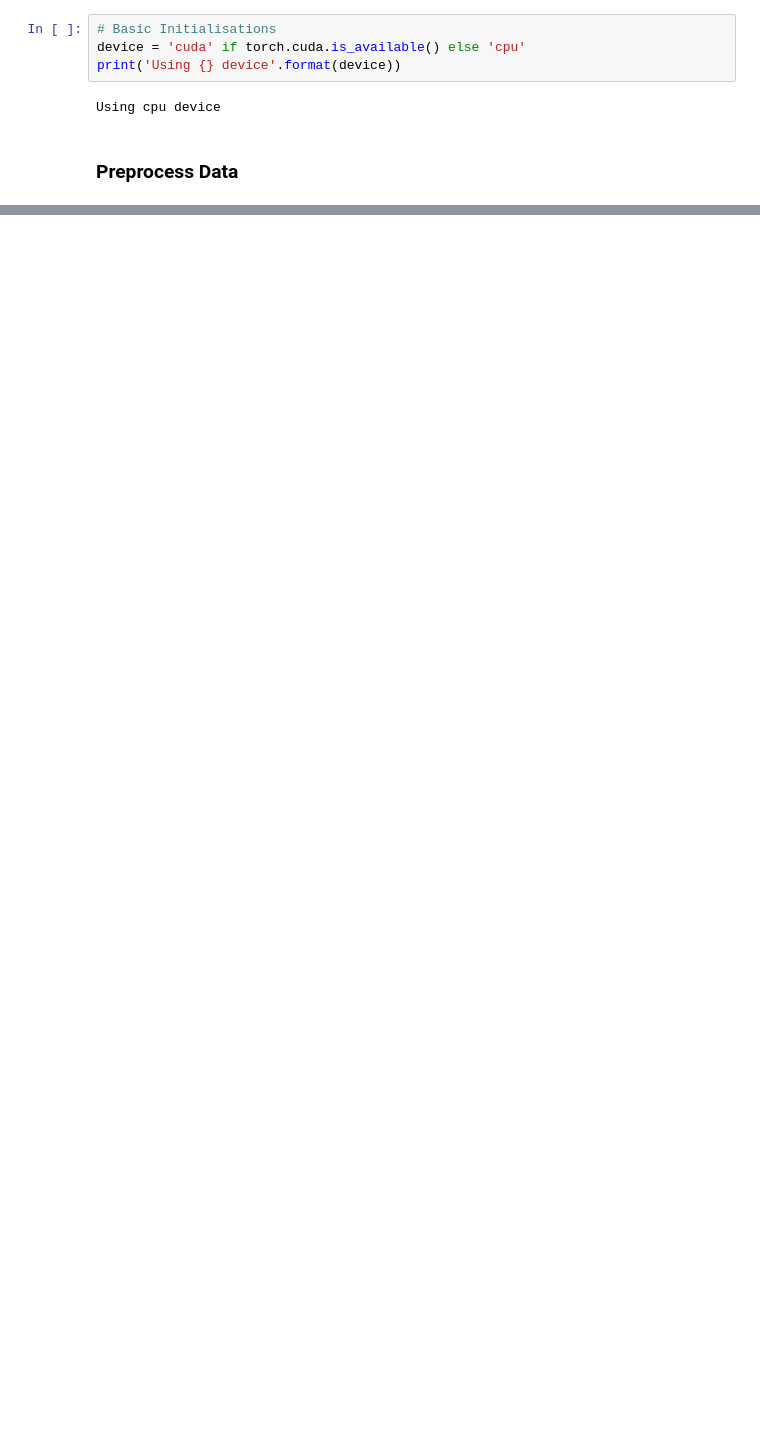
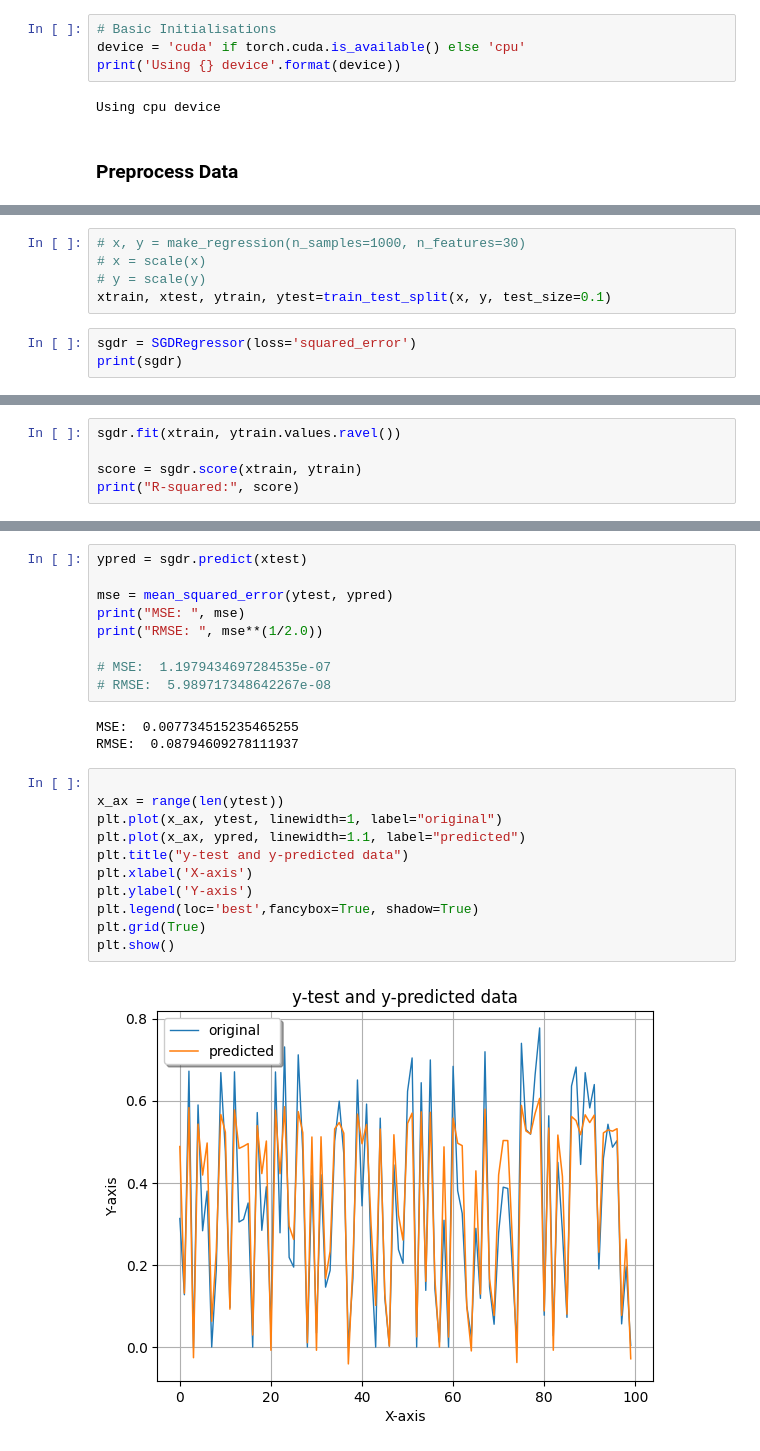
Before and after one commit to plutoniumm/MLTests, a Jupyter notebook: Regression_Pred.ipynb, the cells around one changed output, grey strips where cells are left out. Drawn from its saved outputs; the diff is of its cells as text; blank space fills up the shorter version.

Commit message:
Split fn

```diff
--- a/Regression_Pred.ipynb
+++ b/Regression_Pred.ipynb
@@ -129,0 +84,8 @@ RuntimeError: mat1 and mat2 shapes cannot be multiplied (1x2 and 1000x18)
+# %%
+# x, y = make_regression(n_samples=1000, n_features=30)
+# x = scale(x)
+# y = scale(y)
+xtrain, xtest, ytrain, ytest=train_test_split(x, y, test_size=0.1)
+# %%
+sgdr = SGDRegressor(loss='squared_error')
+print(sgdr)
@@ -129,0 +94,5 @@ RuntimeError: mat1 and mat2 shapes cannot be multiplied (1x2 and 1000x18)
+# %%
+sgdr.fit(xtrain, ytrain.values.ravel())
+
+score = sgdr.score(xtrain, ytrain)
+print("R-squared:", score)
@@ -129,0 +106,25 @@ RuntimeError: mat1 and mat2 shapes cannot be multiplied (1x2 and 1000x18)
+# %%
+ypred = sgdr.predict(xtest)
+
+mse = mean_squared_error(ytest, ypred)
+print("MSE: ", mse)
+print("RMSE: ", mse**(1/2.0))
+
+# MSE:  1.1979434697284535e-07
+# RMSE:  5.989717348642267e-08
+# %% [output]
+MSE:  0.007734515235465255
+RMSE:  0.08794609278111937
+# %%
+
+x_ax = range(len(ytest))
+plt.plot(x_ax, ytest, linewidth=1, label="original")
+plt.plot(x_ax, ypred, linewidth=1.1, label="predicted")
+plt.title("y-test and y-predicted data")
+plt.xlabel('X-axis')
+plt.ylabel('Y-axis')
+plt.legend(loc='best',fancybox=True, shadow=True)
+plt.grid(True)
+plt.show()
+# %% [output]
+[figure, added]
```
Also changed, not shown: parts of 10 cells of this notebook, 1 other file.
